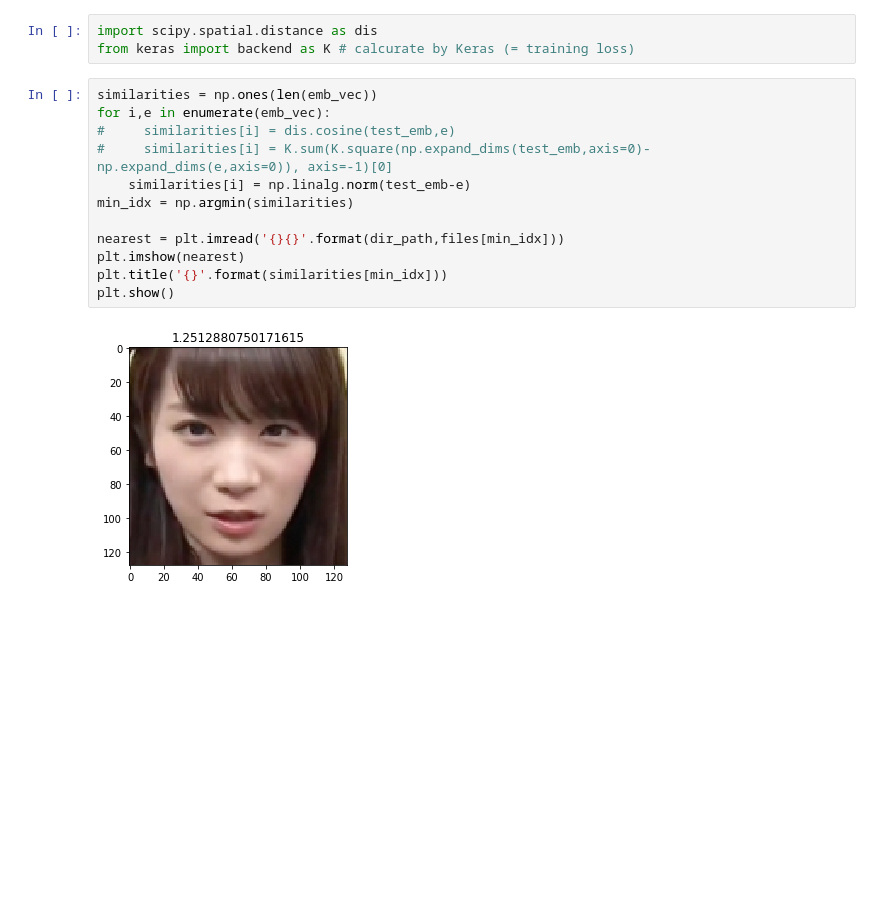
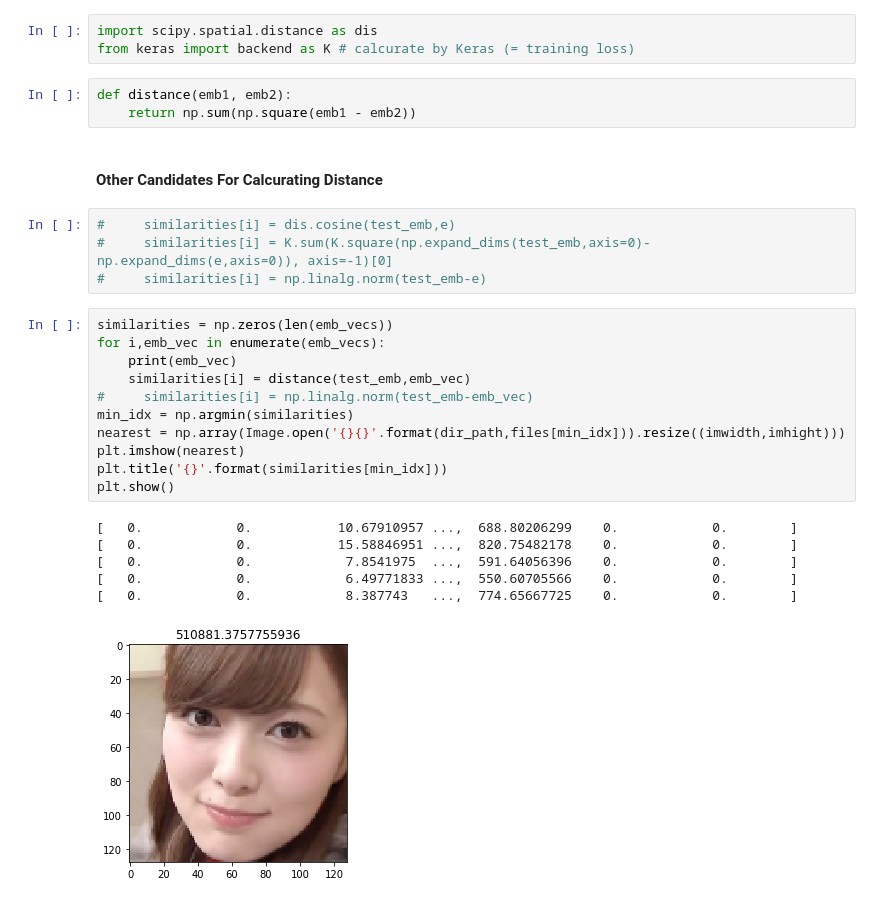
Before and after one commit to zukakosan/tripletNet, a Jupyter notebook: emb4retrieval.ipynb, the cells around one changed output. Drawn from its saved outputs; the diff is of its cells as text; blank space fills up the shorter version.

```diff
--- a/emb4retrieval.ipynb
+++ b/emb4retrieval.ipynb
@@ -45,20 +65,33 @@ test_emb.shape
 # %%
 import scipy.spatial.distance as dis
 from keras import backend as K # calcurate by Keras (= training loss)
+# %%
+def distance(emb1, emb2):
+    return np.sum(np.square(emb1 - emb2))
+# %% [markdown]
+#### Other Candidates For Calcurating Distance
 # %%
-similarities = np.ones(len(emb_vec))
-for i,e in enumerate(emb_vec):
 #     similarities[i] = dis.cosine(test_emb,e)
 #     similarities[i] = K.sum(K.square(np.expand_dims(test_emb,axis=0)-np.expand_dims(e,axis=0)), axis=-1)[0]
-    similarities[i] = np.linalg.norm(test_emb-e)
-min_idx = np.argmin(similarities)
-
-nearest = plt.imread('{}{}'.format(dir_path,files[min_idx]))
-plt.imshow(nearest)
-plt.title('{}'.format(similarities[min_idx]))
-plt.show()
+#     similarities[i] = np.linalg.norm(test_emb-e)
-# %% [output]
-[figure, removed]
+# %%
+similarities = np.zeros(len(emb_vecs))
+for i,emb_vec in enumerate(emb_vecs):
+    print(emb_vec)
+    similarities[i] = distance(test_emb,emb_vec)
+#     similarities[i] = np.linalg.norm(test_emb-emb_vec)
+min_idx = np.argmin(similarities)
+nearest = np.array(Image.open('{}{}'.format(dir_path,files[min_idx])).resize((imwidth,imhight)))
+plt.imshow(nearest)
+plt.title('{}'.format(similarities[min_idx]))
+plt.show()
+# %% [output]
+[   0.            0.           10.67910957 ...,  688.80206299    0.            0.        ]
+[   0.            0.           15.58846951 ...,  820.75482178    0.            0.        ]
+[   0.            0.            7.8541975  ...,  591.64056396    0.            0.        ]
+[   0.            0.            6.49771833 ...,  550.60705566    0.            0.        ]
+[   0.            0.            8.387743   ...,  774.65667725    0.            0.        ]
+[figure, added]
 # %%
 plt.subplots_adjust(wspace=2, hspace=2)
 plt.figure(figsize=(15,15))
```
Also changed, not shown: parts of 9 cells of this notebook, 2 other files.
